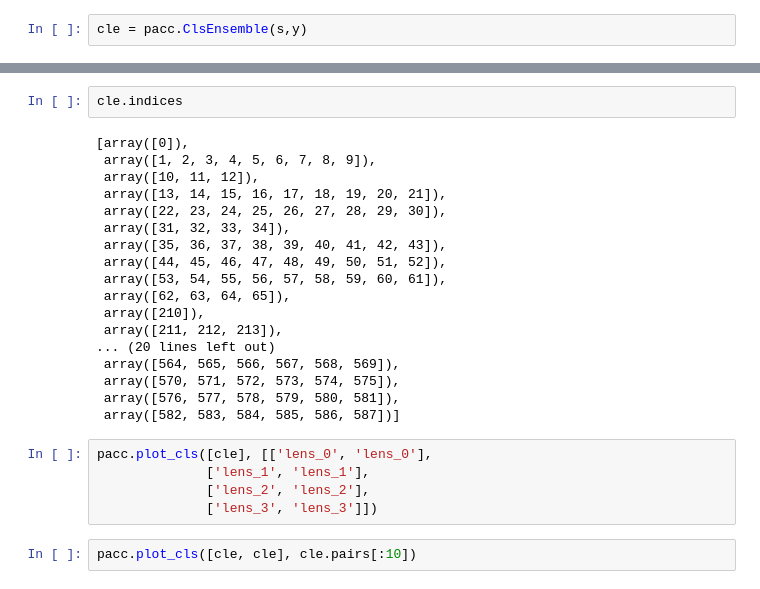
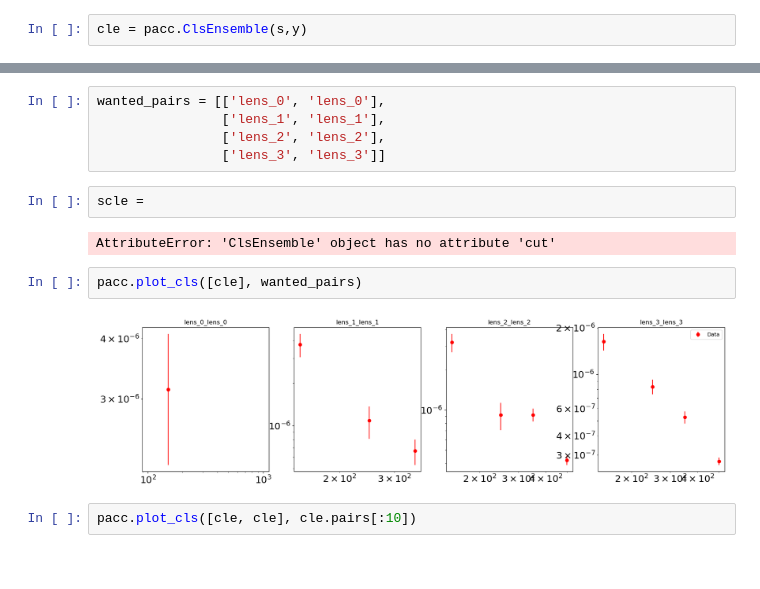
Before and after one commit to JaimeRZP/pacc, a Jupyter notebook: tutorial_HSC.ipynb, the cells around one changed output, grey strips where cells are left out. Drawn from its saved outputs; the diff is of its cells as text.

```diff
--- a/tutorial_HSC.ipynb
+++ b/tutorial_HSC.ipynb
@@ -36,28 +13,16 @@ seg_errs
-# %%
-cle.indices
-# %% [output]
-[array([0]),
- array([1, 2, 3, 4, 5, 6, 7, 8, 9]),
- array([10, 11, 12]),
- array([13, 14, 15, 16, 17, 18, 19, 20, 21]),
- array([22, 23, 24, 25, 26, 27, 28, 29, 30]),
- array([31, 32, 33, 34]),
- array([35, 36, 37, 38, 39, 40, 41, 42, 43]),
- array([44, 45, 46, 47, 48, 49, 50, 51, 52]),
- array([53, 54, 55, 56, 57, 58, 59, 60, 61]),
- array([62, 63, 64, 65]),
- array([210]),
- array([211, 212, 213]),
-... (20 lines left out)
- array([564, 565, 566, 567, 568, 569]),
- array([570, 571, 572, 573, 574, 575]),
- array([576, 577, 578, 579, 580, 581]),
- array([582, 583, 584, 585, 586, 587])]
 # %%
-pacc.plot_cls([cle], [['lens_0', 'lens_0'],
-              ['lens_1', 'lens_1'],
-              ['lens_2', 'lens_2'],
-              ['lens_3', 'lens_3']])
+wanted_pairs = [['lens_0', 'lens_0'],
+                ['lens_1', 'lens_1'],
+                ['lens_2', 'lens_2'],
+                ['lens_3', 'lens_3']]
+# %%
+scle =
+# %% [output]
+AttributeError: 'ClsEnsemble' object has no attribute 'cut'
+# %%
+pacc.plot_cls([cle], wanted_pairs)
+# %% [output]
+[figure, added]
 # %%
 pacc.plot_cls([cle, cle], cle.pairs[:10])
 # %%
```
Also changed, not shown: parts of 6 cells of this notebook, 4 other files.
